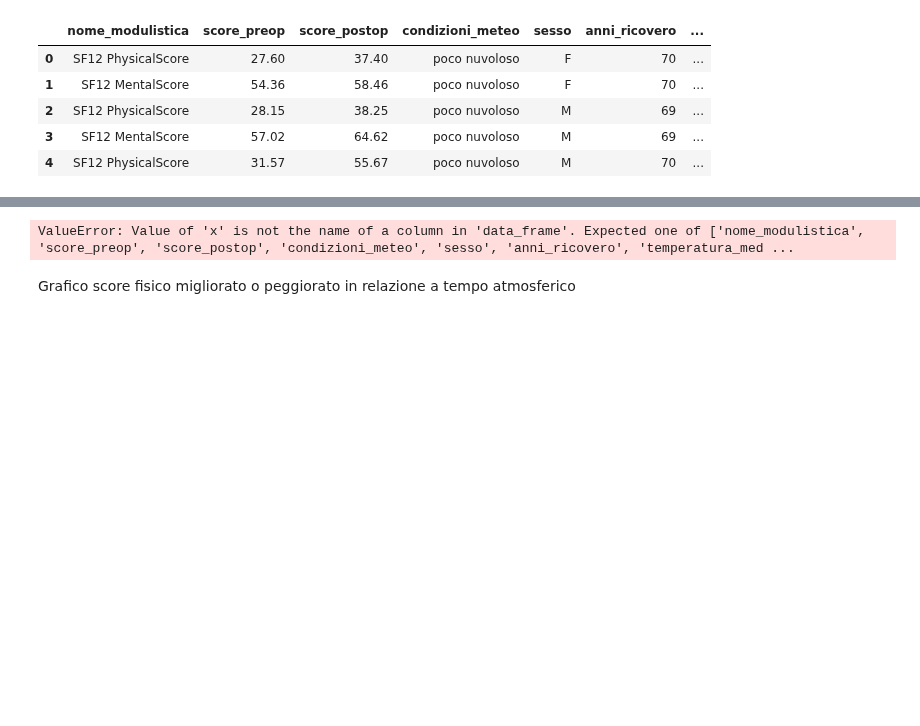
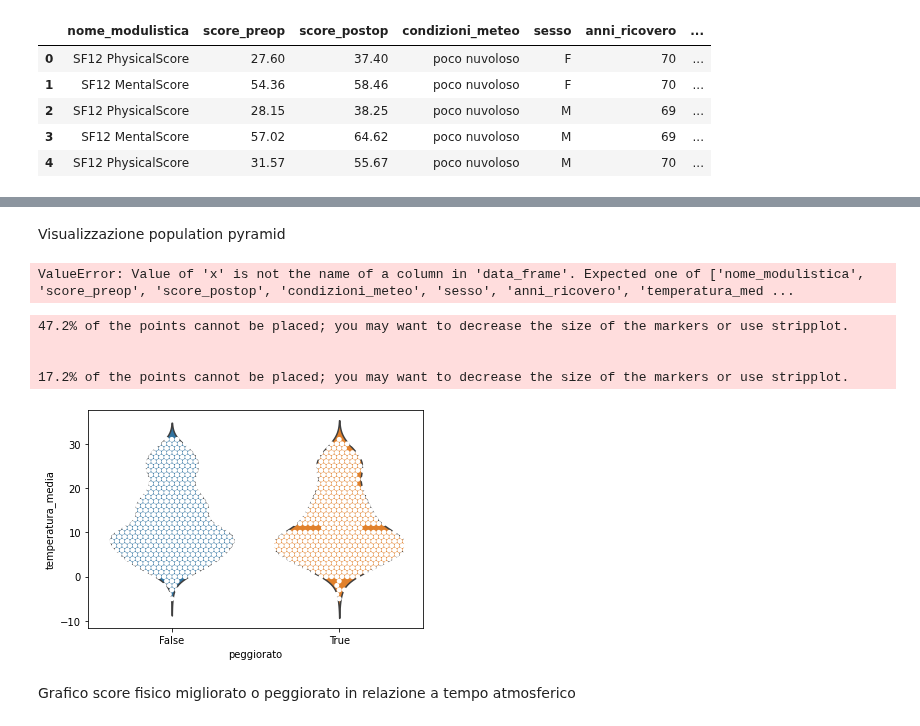
Before and after one commit to Blowdire/DataVisualizationProject, a Jupyter notebook: Mini-Progetto/Compitino_DV.ipynb, the cells around one changed output, grey strips where cells are left out. Saved outputs shown, nothing was run; the diff lists cells and outputs as text; code cells hidden in the pictures; blank space fills up the shorter version.

```diff
--- a/Mini-Progetto/Compitino_DV.ipynb
+++ b/Mini-Progetto/Compitino_DV.ipynb
@@ -60,0 +71,8 @@ dataset['anni_ricovero'].min()
+# %%
+import numpy.random as ran
+intervals =pd.qcut(dataset["anni_ricovero"], 6)
+print(intervals)
+dataset["gruppo_eta"] = pd.qcut(dataset["anni_ricovero"], 6)
+dataset["gruppo_eta"] = dataset["gruppo_eta"].astype(str)
+
+# dataset["gruppo_eta"] = pd.cut(x=dataset["anni_ricovero"], bins=[20,30,40,50,60,70,80,90,100], labels=["20-30","30-40","40-50","50-60","60-70","70-80","80-90","90-100"])
@@ -60,0 +102,2 @@ dataset['anni_ricovero'].min()
+# %% [markdown]
+Visualizzazione population pyramid
@@ -70,6 +122,19 @@ newFig =  px.bar(dataset, x="temp", y=["migliorati", "peggiorati"])
 newFig.show()
 # %% [output]
 ValueError: Value of 'x' is not the name of a column in 'data_frame'. Expected one of ['nome_modulistica', 'score_preop', 'score_postop', 'condizioni_meteo', 'sesso', 'anni_ricovero', 'temperatura_med ...
+# %%
+import seaborn as sns
+x = sns.violinplot(x="peggiorato", y="temperatura_media", data=dataset, inner=None)
+
+ax = sns.swarmplot(x="peggiorato", y="temperatura_media", data=dataset,
+
+                   color="white", edgecolor="gray")
+# %% [output]
+47.2% of the points cannot be placed; you may want to decrease the size of the markers or use stripplot.
+
+
+17.2% of the points cannot be placed; you may want to decrease the size of the markers or use stripplot.
+[figure, added]
 # %% [markdown]
 Grafico score fisico migliorato o peggiorato in relazione a tempo atmosferico
 # %%
```
Also changed, not shown: parts of 13 cells of this notebook.
